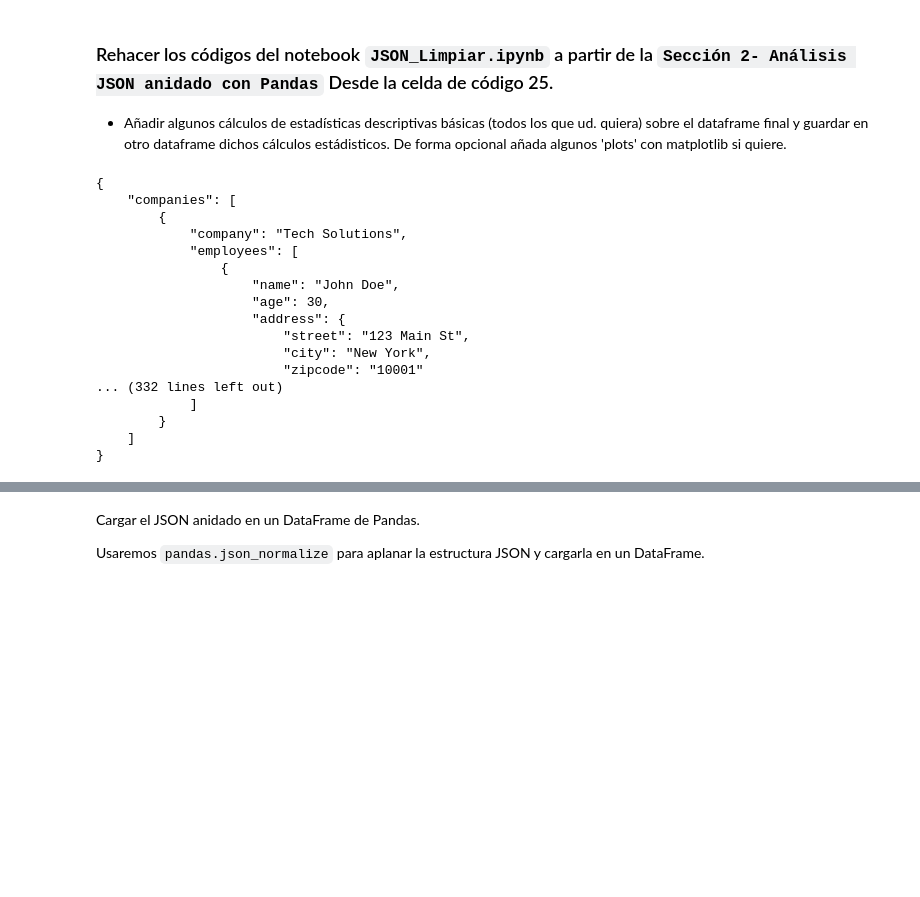
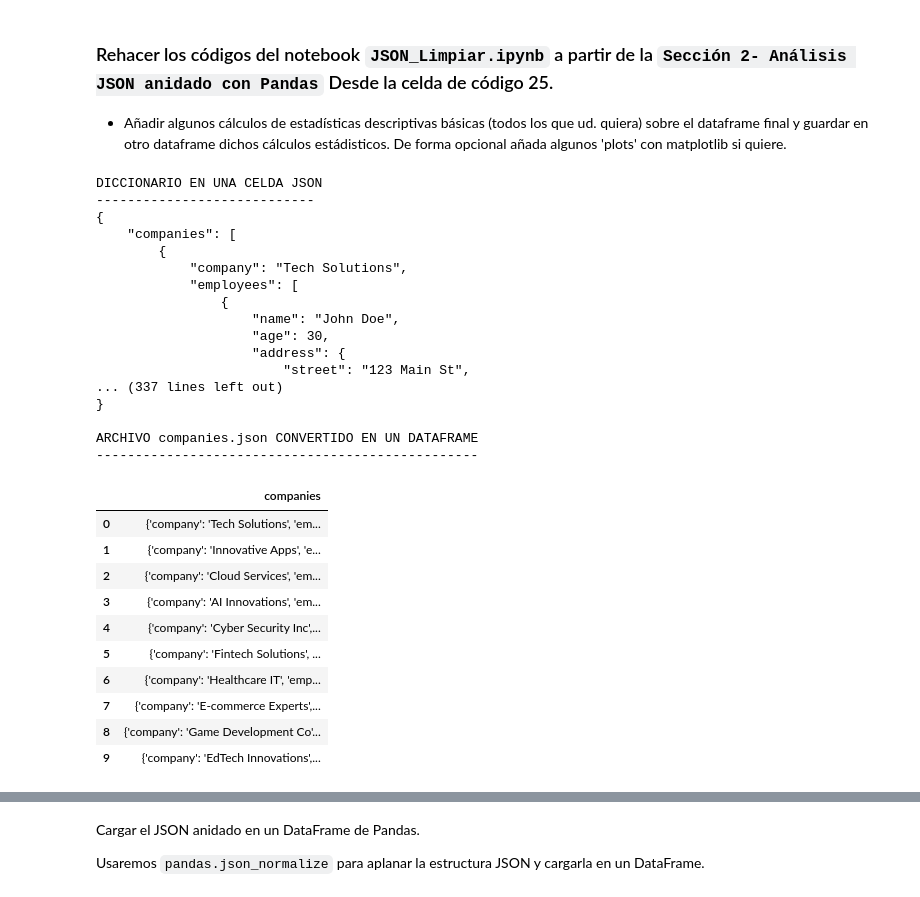
Before and after one commit to mizos0512/RPython, a Jupyter notebook: Notebooks/Clases/P39-JSON_nested.ipynb, the cells around one changed output, grey strips where cells are left out. Saved outputs shown, nothing was run; the diff lists cells and outputs as text; code cells hidden in the pictures; blank space fills up the shorter version.

```diff
--- a/Notebooks/Clases/P39-JSON_nested.ipynb
+++ b/Notebooks/Clases/P39-JSON_nested.ipynb
@@ -7,30 +7,60 @@
 - Añadir algunos cálculos de estadísticas descriptivas básicas (todos los que ud. quiera) sobre el dataframe final y guardar en otro dataframe dichos cálculos estádisticos. De forma opcional añada algunos 'plots' con matplotlib si quiere.
 # %%
 import json
+import pandas as pd
 
 with open('companies.json', 'r') as file:
     data_json = json.load(file)
 
+"""
+data_json es una estructura de datos de python  que representa  el contenido del archivo JSON. Esta estructura puede ser
+. Lista de diccionario: Sei al archivo JSOn es una lista de objetos JSON
+. Diccionario: Si el objetp JSON es un único objeto JSON o un diccionario con objetos anidados
+"""
+
+# Para convertirlo en un 'DataFrame' generalmente debemos normalizarlo ya que no sabemos cual es la estructura real
+# que viene de JSON
 
 #Convertir el diccionario en una celda JSON
 data_str = json.dumps(data_json, indent=4)
+print('DICCIONARIO EN UNA CELDA JSON')
+print('----------------------------')
+print(data_str)
 
-print(data_str)
+print()
+
+# Podemos leer directamente el archivo y convertirlo a un dataFrame
+
+df_data_json = pd.read_json('companies.json')
+print('ARCHIVO companies.json CONVERTIDO EN UN DATAFRAME')
+print('-------------------------------------------------')
+df_data_json
 # %% [output]
+DICCIONARIO EN UNA CELDA JSON
+----------------------------
 {
     "companies": [
         {
             "company": "Tech Solutions",
             "employees": [
                 {
                     "name": "John Doe",
                     "age": 30,
                     "address": {
                         "street": "123 Main St",
-                        "city": "New York",
-                        "zipcode": "10001"
-... (332 lines left out)
-            ]
-        }
-    ]
+... (337 lines left out)
 }
+
+ARCHIVO companies.json CONVERTIDO EN UN DATAFRAME
+-------------------------------------------------
+|  | companies |
+| 0 | {'company': 'Tech Solutions', 'em... |
+| 1 | {'company': 'Innovative Apps', 'e... |
+| 2 | {'company': 'Cloud Services', 'em... |
+| 3 | {'company': 'AI Innovations', 'em... |
+| 4 | {'company': 'Cyber Security Inc',... |
+| 5 | {'company': 'Fintech Solutions', ... |
+| 6 | {'company': 'Healthcare IT', 'emp... |
+| 7 | {'company': 'E-commerce Experts',... |
+| 8 | {'company': 'Game Development Co'... |
+| 9 | {'company': 'EdTech Innovations',... |
```
Also changed, not shown: parts of 4 cells of this notebook, 1 other file.
